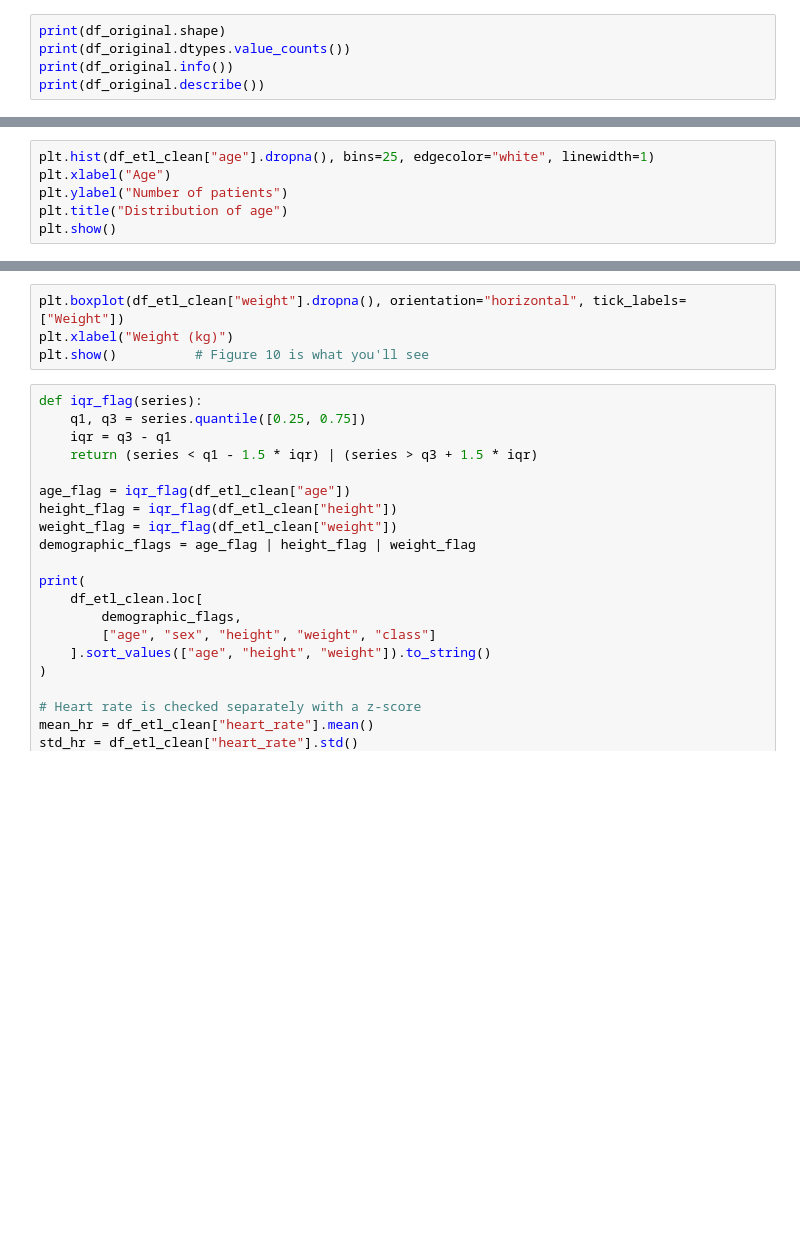
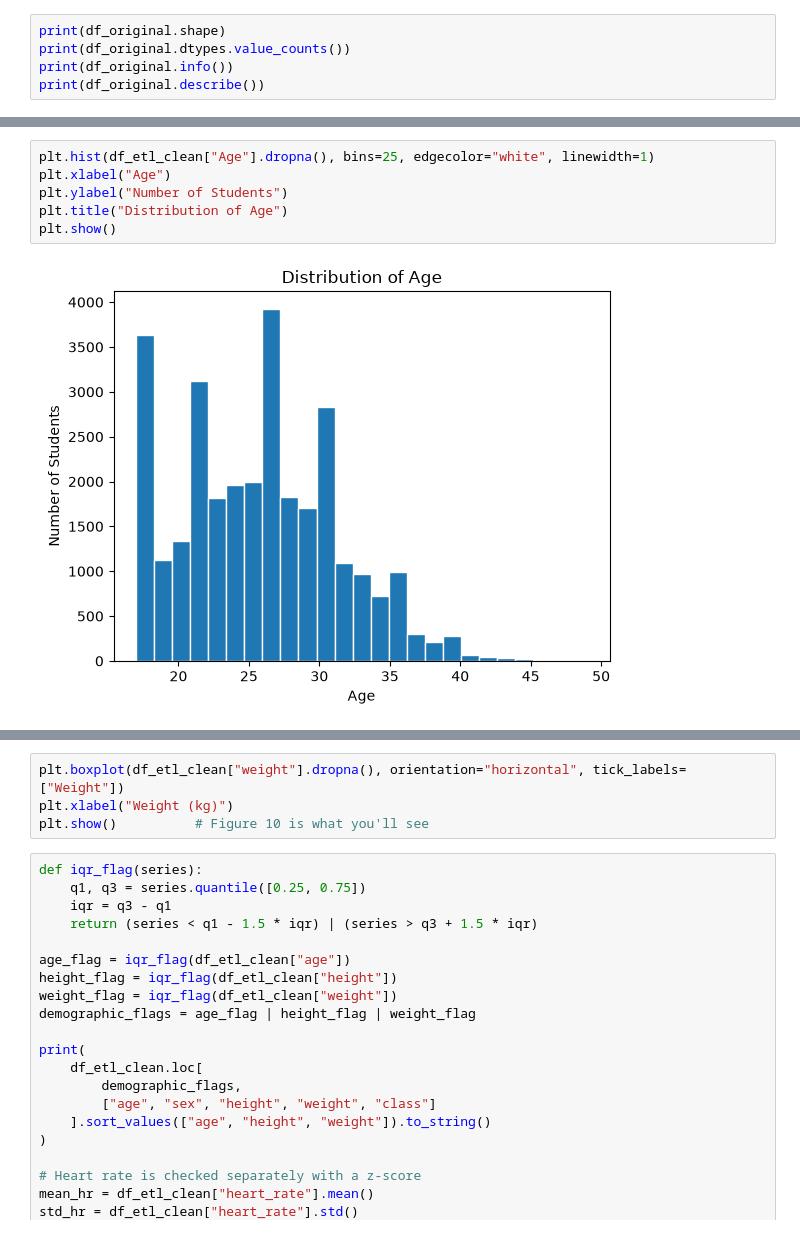
Before and after one commit to adithya-blip111/data_ai_project, a Jupyter notebook: src/data_ai_project.ipynb, the cells around one changed output, grey strips where cells are left out. Cells and saved outputs as stored; diff of their text form; blank space fills up the shorter version.

```diff
--- a/src/data_ai_project.ipynb
+++ b/src/data_ai_project.ipynb
@@ -316,7 +270,9 @@ plt.show()
 # %%
-plt.hist(df_etl_clean["age"].dropna(), bins=25, edgecolor="white", linewidth=1)
+plt.hist(df_etl_clean["Age"].dropna(), bins=25, edgecolor="white", linewidth=1)
 plt.xlabel("Age")
-plt.ylabel("Number of patients")
-plt.title("Distribution of age")
+plt.ylabel("Number of Students")
+plt.title("Distribution of Age")
 plt.show()
+# %% [output]
+[figure, added]
 # %%
```
Also changed, not shown: parts of 13 cells of this notebook, 3 other files.
